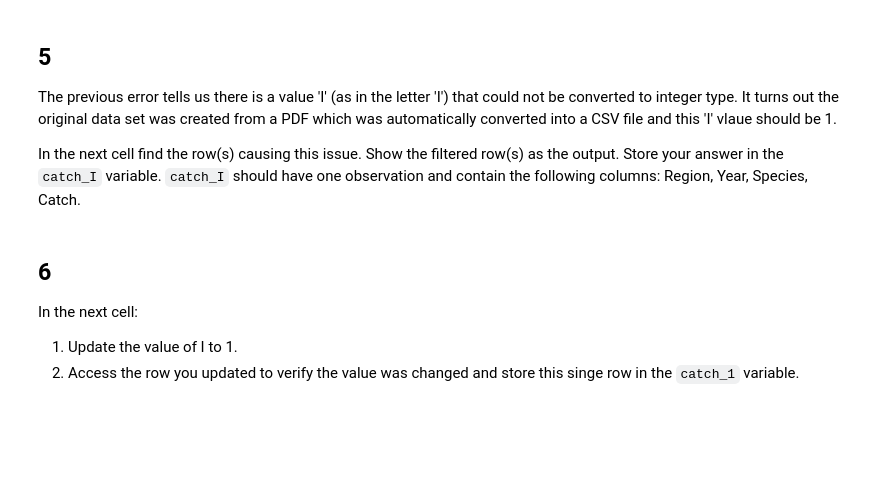
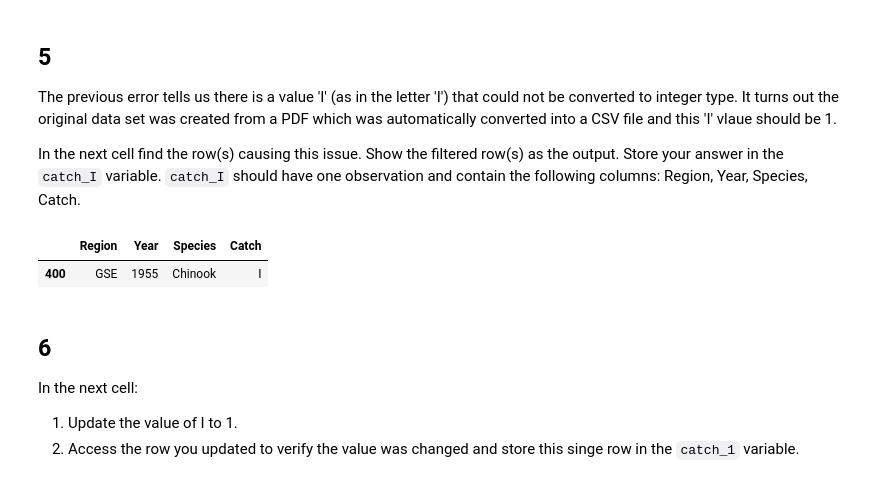
Before and after one commit to ZoeZhouJ/eds220-hwk2, a Jupyter notebook: hwk2-task2-salmon.ipynb, the cells around one changed output. Saved outputs shown, nothing was run; the diff lists cells and outputs as text; code cells hidden in the pictures; blank space fills up the shorter version.

```diff
--- a/hwk2-task2-salmon.ipynb
+++ b/hwk2-task2-salmon.ipynb
@@ -154,4 +160,2 @@ Ellipsis
 # %% [markdown]
 b. Update the dataframe so it doesn't include the `notesRegCode` column. Verify the column is no longer in the dataframe.
-# %%
-catch_data = ...
@@ -191,3 +204,11 @@ catch_I
+# %%
+# Find the rows that have 'I' in catch column and store to a variable
+catch_I = catch_data[catch_data['Catch'] == 'I']
+# Check the filtered row
+catch_I
+# %% [output]
+|  | Region | Year | Species | Catch |
+| 400 | GSE | 1955 | Chinook | I |
 # %% [markdown]
 ## 6
 In the next cell:
```
Also changed, not shown: parts of 24 cells of this notebook.
